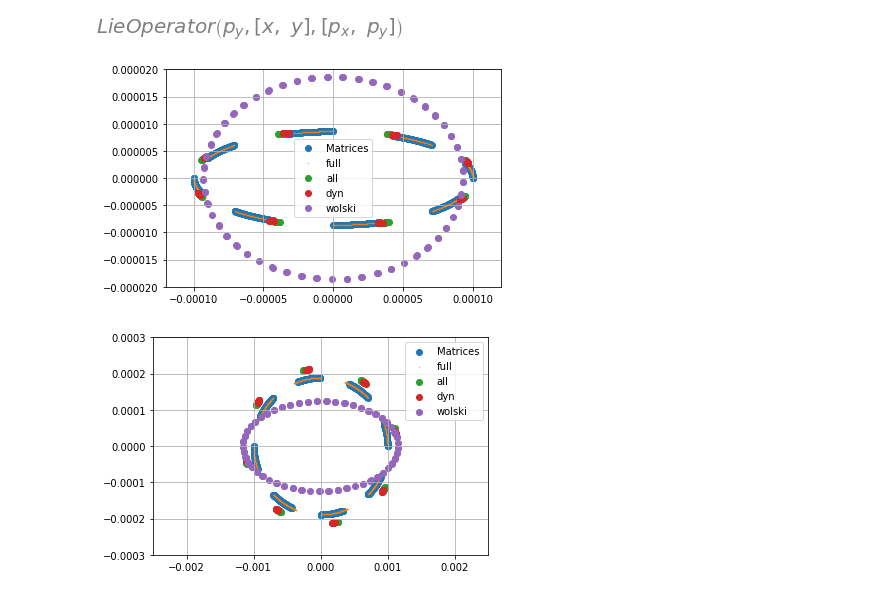
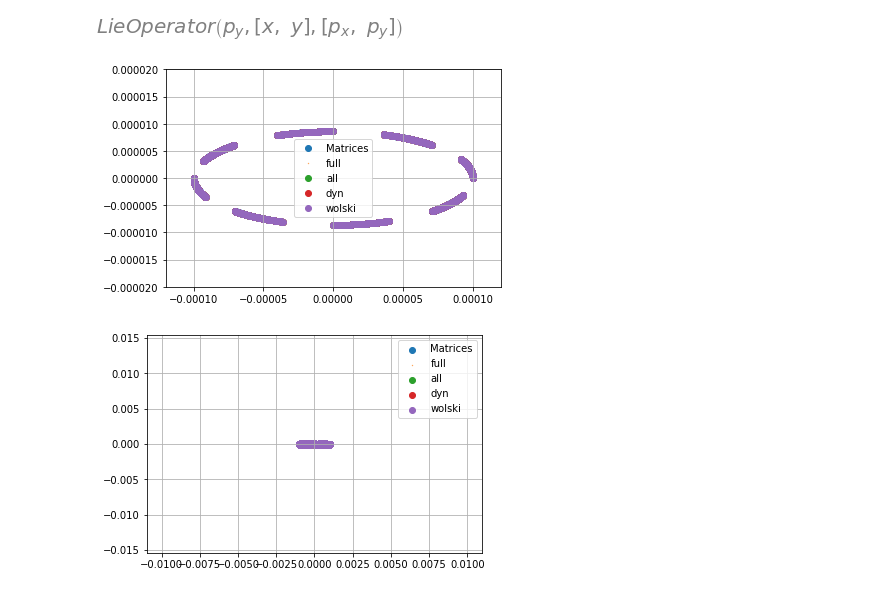
Before and after one commit to jernejfrank/LieTrafoAlg, a Jupyter notebook: Analysis_Paraxial_Wolski.ipynb, the cells around one changed output. Cells and saved outputs as stored; diff of their text form; code cells hidden in the pictures.

```diff
--- a/Analysis_Paraxial_Wolski.ipynb
+++ b/Analysis_Paraxial_Wolski.ipynb
@@ -385,7 +385,7 @@ l_dyn = LieOperator(_l * g.subs(px,px*eps).subs(py,py*eps).subs(pz,pz*eps).serie
 l_all = LieOperator(_l * g.subs(px,px*eps).subs(py,py*eps).series(eps,n=4).removeO().subs(eps,1).subs(pz,delta),[x,y],[px,py])
 d = (1 + pz)
 H = (px**2)/(2*d) + (py**2)/(2*d) - d
-l_wol = LieOperator(_l * H.subs(pz,delta),[x,y],[px,py])
+l_wol = LieOperator(-_l * H.subs(pz,delta),[x,y],[px,py])
 # %%
 g.subs(px,px*eps).subs(py,py*eps).subs(pz,pz*eps).series(eps,n=4).removeO().subs(eps,1)
 # %% [output]
@@ -481,9 +481,10 @@ def drift_wolski(r,l):
 
     return xn, pxn, yn, pyn
 # %%
+r0 = np.array([10e-5,0,10e-4,0])
 dataWOLSKI = [r0]
 
-duration = 100
+duration = 1000
 
 for i in range(duration):
     r = np.dot(_Mqf,r0)
@@ -497,9 +498,10 @@ for i in range(duration):
 
 dataWOLSKI = np.array(dataWOLSKI)
 # %%
+r0 = np.array([10e-5,0,10e-4,0])
 dataDYN = [r0]
 
-duration = 100
+duration = 1000
 
 for i in range(duration):
     r = np.dot(_Mqf,r0)
@@ -513,9 +515,10 @@ for i in range(duration):
 
 dataDYN = np.array(dataDYN)
 # %%
+r0 = np.array([10e-5,0,10e-4,0])
 dataALL = [r0]
 
-duration = 100
+duration = 1000
 
 for i in range(duration):
     r = np.dot(_Mqf,r0)
@@ -541,18 +544,18 @@ plt.xlim(-0.00012,0.00012);
 plt.ylim(-0.00002,0.00002);
 plt.legend();
 # %% [output]
-[figure, old version]
+[figure, new version]
 # %%
 plt.scatter(dataMATRICES[:,2],dataMATRICES[:,3],label='Matrices')
 plt.scatter(dataFULL[:,2],dataFULL[:,3],s=0.1,label='full')
 plt.scatter(dataALL[:,2],dataALL[:,3],label='all')
 plt.scatter(dataDYN[:,2],dataDYN[:,3],label='dyn')
 plt.scatter(dataWOLSKI[:,2],dataWOLSKI[:,3],label='wolski')
 
 
 plt.grid()
-plt.xlim(-0.0025,0.0025);
-plt.ylim(-0.0003,0.0003);
+# plt.xlim(-0.0025,0.0025);
+# plt.ylim(-0.0003,0.0003);
 plt.legend();
 # %% [output]
-[figure, old version]
+[figure, new version]
```
Also changed, not shown: parts of 2 cells of this notebook.
